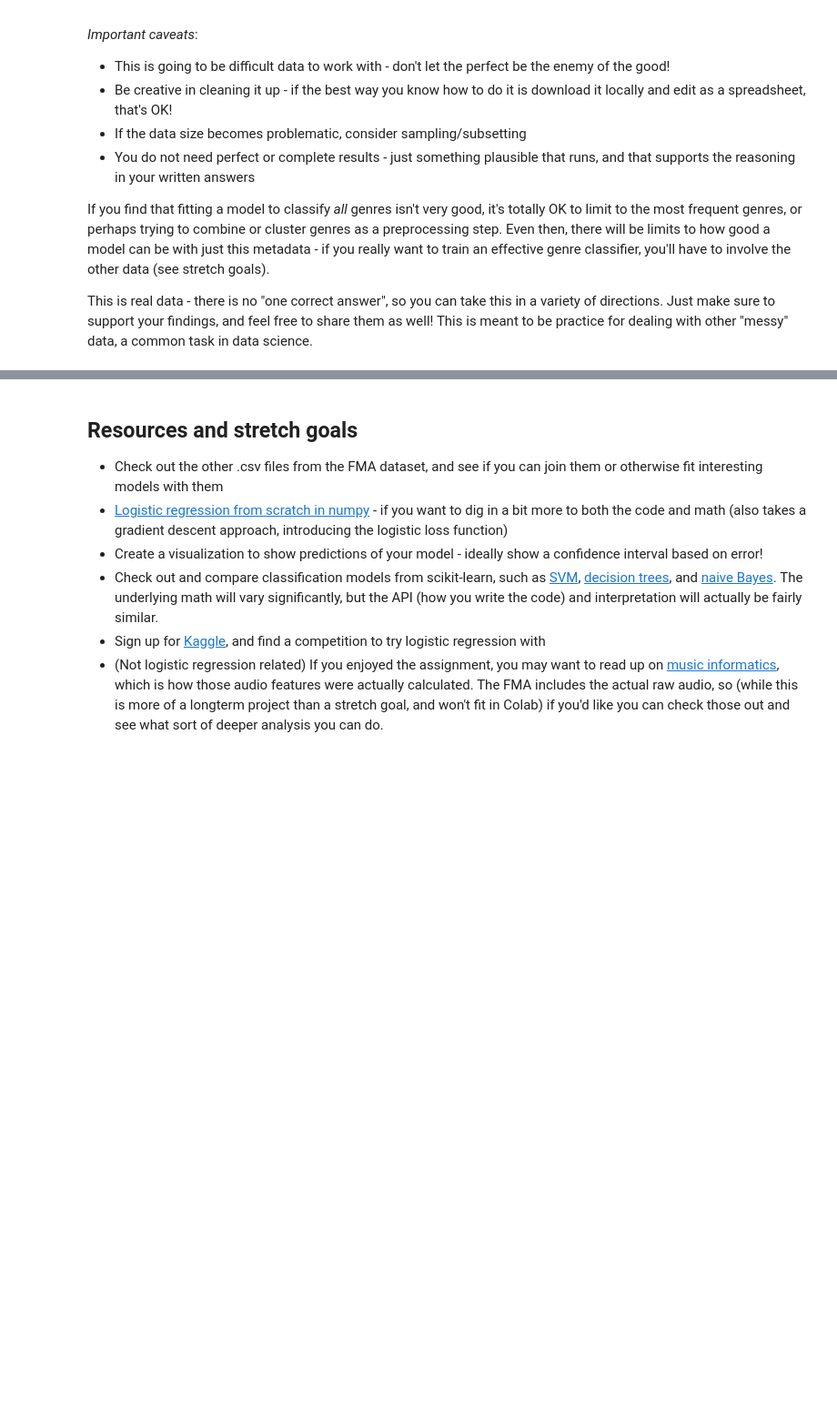
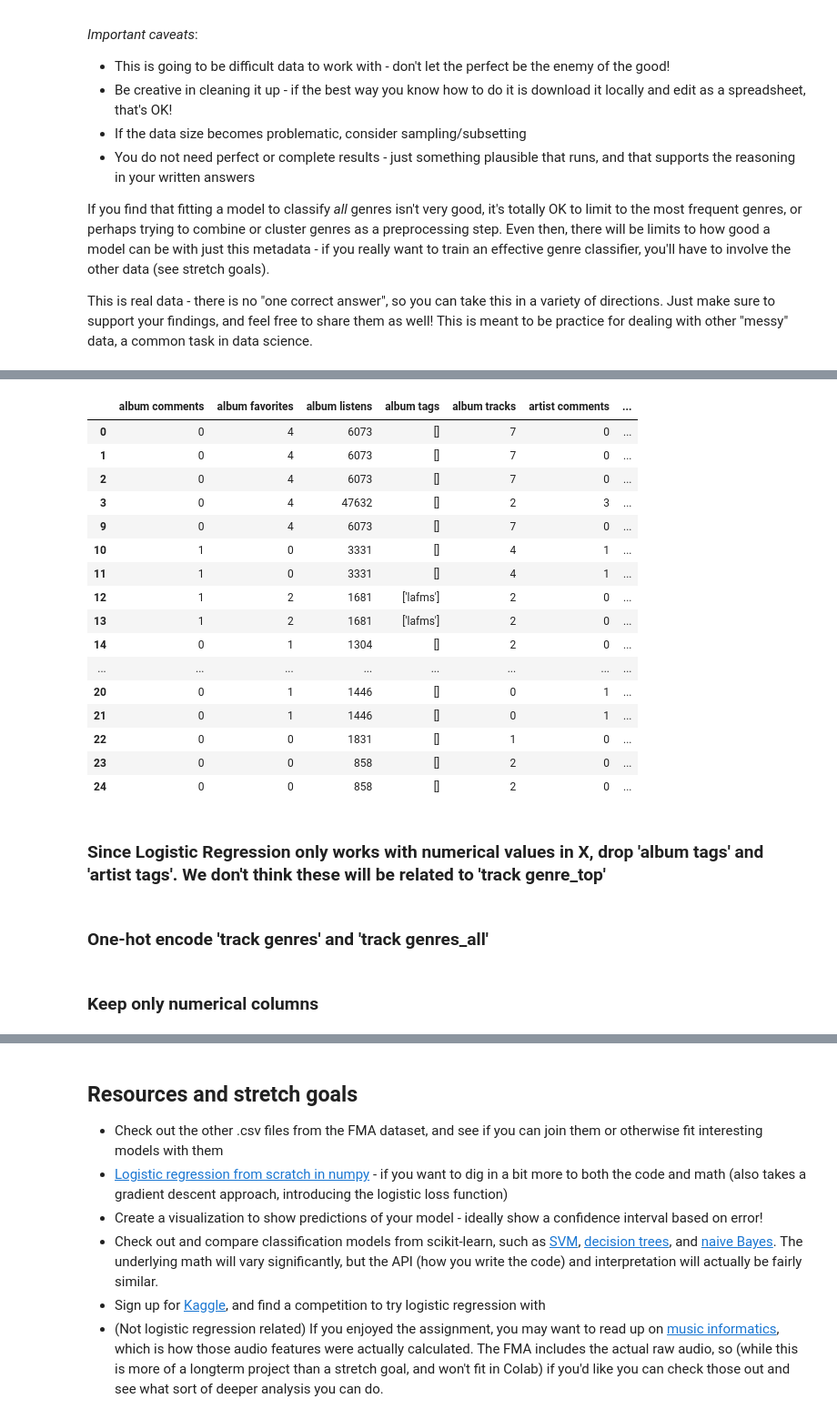
Before and after one commit to bloominstituteoftechnology/DS-Unit-2-Sprint-3-Advanced-Regression, a Jupyter notebook: module1-logistic-regression/LS_DS_231_Logistic_Regression.ipynb, the cells around one changed output, grey strips where cells are left out. Shown at 91% size. Saved outputs shown, nothing was run; the diff lists cells and outputs as text; code cells hidden in the pictures; blank space fills up the shorter version.

Commit message:
First draft.  Only one pass done. Work in progress.

```diff
--- a/module1-logistic-regression/LS_DS_231_Logistic_Regression.ipynb
+++ b/module1-logistic-regression/LS_DS_231_Logistic_Regression.ipynb
@@ -247,0 +269,8 @@ This is real data - there is no "one correct answer", so you can take this in a
+# %%
+tracks_clean = tracks[tracks['track genre_top'].notnull()].copy()
+
+# Drop track/album IDs since that does not have anything to do with track's top genre
+tracks_clean.drop(['track_id', 'album id'], axis = 'columns', inplace = True)
+
+print('tracks_clean.shape:', tracks_clean.shape)
+tracks_clean.isnull().sum()
@@ -247,0 +299,2 @@ This is real data - there is no "one correct answer", so you can take this in a
+# %%
+tracks_clean.dropna(axis = 'columns', inplace = True)
@@ -247,0 +335,22 @@ This is real data - there is no "one correct answer", so you can take this in a
+# %%
+tracks_clean.head(20)
+# %% [output]
+|  | album comments | album favorites | album listens | album tags | album tracks | artist comments | ... |
+| 0 | 0 | 4 | 6073 | [] | 7 | 0 | ... |
+| 1 | 0 | 4 | 6073 | [] | 7 | 0 | ... |
+| 2 | 0 | 4 | 6073 | [] | 7 | 0 | ... |
+| 3 | 0 | 4 | 47632 | [] | 2 | 3 | ... |
+| 9 | 0 | 4 | 6073 | [] | 7 | 0 | ... |
+| 10 | 1 | 0 | 3331 | [] | 4 | 1 | ... |
+| 11 | 1 | 0 | 3331 | [] | 4 | 1 | ... |
+| 12 | 1 | 2 | 1681 | ['lafms'] | 2 | 0 | ... |
+| 13 | 1 | 2 | 1681 | ['lafms'] | 2 | 0 | ... |
+| 14 | 0 | 1 | 1304 | [] | 2 | 0 | ... |
+| ... | ... | ... | ... | ... | ... | ... | ... |
+| 20 | 0 | 1 | 1446 | [] | 0 | 1 | ... |
+| 21 | 0 | 1 | 1446 | [] | 0 | 1 | ... |
+| 22 | 0 | 0 | 1831 | [] | 1 | 0 | ... |
+| 23 | 0 | 0 | 858 | [] | 2 | 0 | ... |
+| 24 | 0 | 0 | 858 | [] | 2 | 0 | ... |
+# %% [markdown]
+### Since Logistic Regression only works with numerical values in X, drop 'album tags' and 'artist tags'.  We don't think these will be related to 'track genre_top'
@@ -247,0 +359,2 @@ This is real data - there is no "one correct answer", so you can take this in a
+# %% [markdown]
+### One-hot encode 'track genres' and 'track genres_all'
@@ -247,0 +365,2 @@ This is real data - there is no "one correct answer", so you can take this in a
+# %% [markdown]
+### Keep only numerical columns
```
Also changed, not shown: parts of 69 cells of this notebook.
